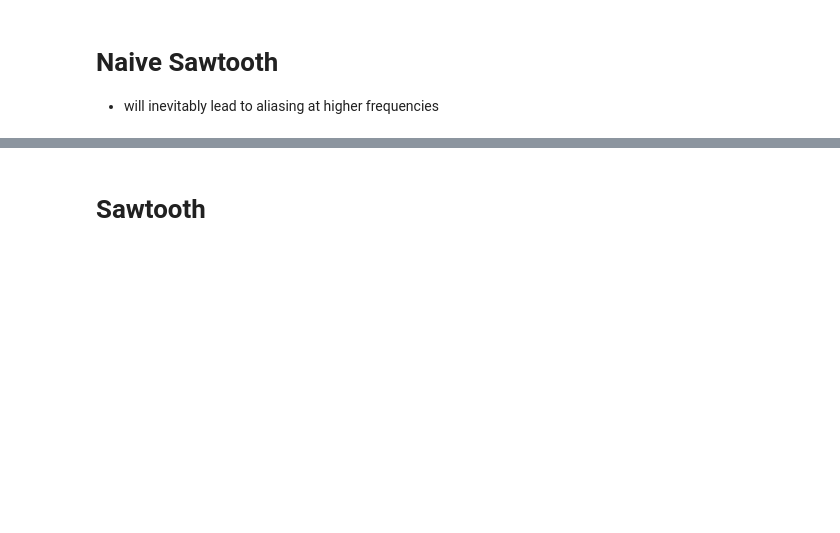
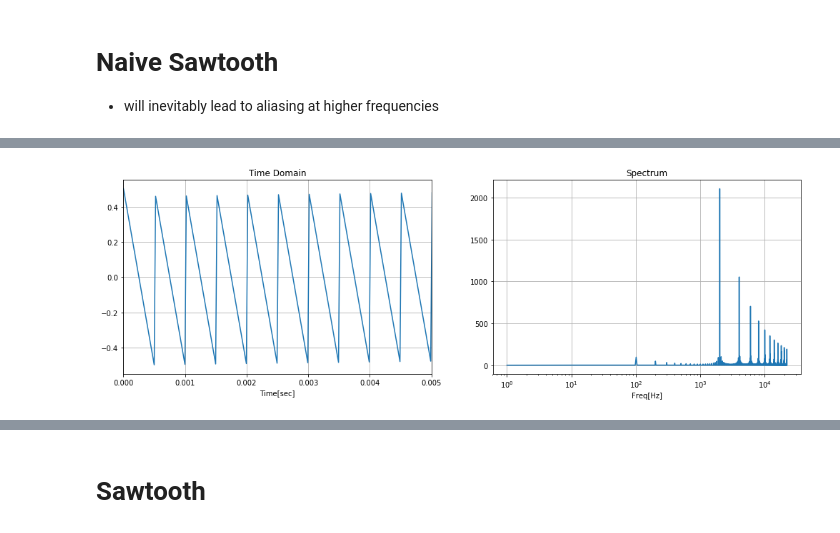
Before and after one commit to znibbles/01-advanced-synthesis-techniques, a Jupyter notebook: 01-BLIT.ipynb, the cells around one changed output, grey strips where cells are left out. Saved outputs shown, nothing was run; the diff lists cells and outputs as text; code cells hidden in the pictures; blank space fills up the shorter version.

```diff
--- a/01-BLIT.ipynb
+++ b/01-BLIT.ipynb
@@ -95,0 +139,8 @@ $$ M = 2\cdot floor(P/2)+1 $$
+# %%
+avg = np.average(sig) #get DC component
+simple_saw = np.cumsum(sig-avg) # integrate after removing the dc component
+simple_saw -= np.average(simple_saw) #remove DC component of result
+
+tfPlot(simple_saw, fs=44100, timeLen=0.005)
+# %% [output]
+[figure, added]
```
Also changed, not shown: parts of 26 cells of this notebook, 1 other file.
